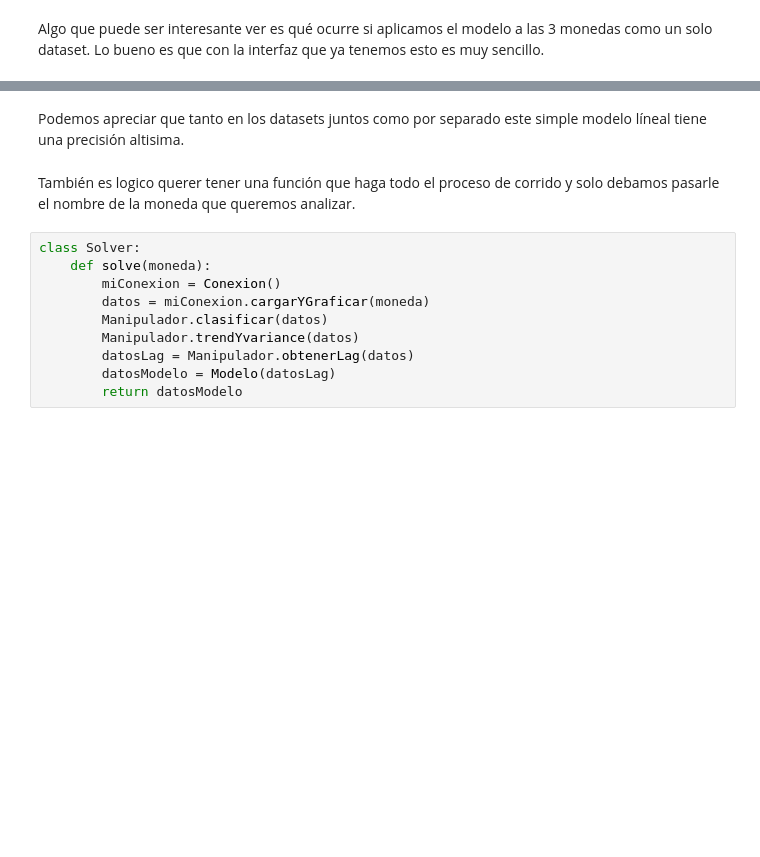
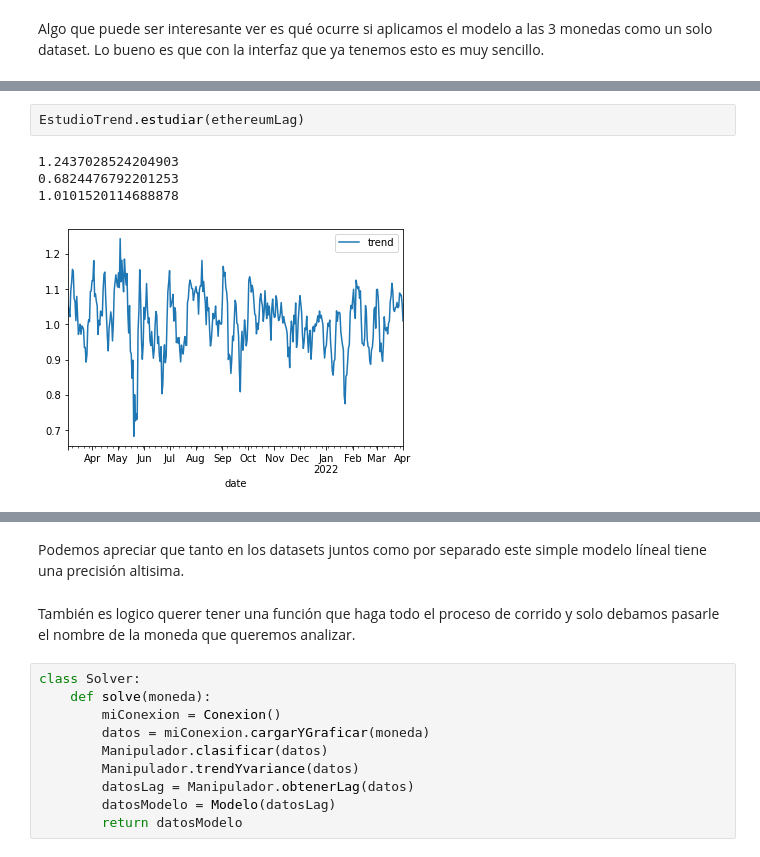
Before and after one commit to LautaroLasorsa/examen-mutt, a Jupyter notebook: Analisis cotización monedas.ipynb, the cells around one changed output, grey strips where cells are left out. Cells and saved outputs as stored; diff of their text form; blank space fills up the shorter version.

```diff
--- a/Analisis cotización monedas.ipynb
+++ b/Analisis cotización monedas.ipynb
@@ -202,0 +236,7 @@ joinModelo = Modelo(joinLag)
+# %%
+EstudioTrend.estudiar(ethereumLag)
+# %% [output]
+1.2437028524204903
+0.6824476792201253
+1.0101520114688878
+[figure, added]
```
Also changed, not shown: parts of 16 cells of this notebook, 1 other file.
